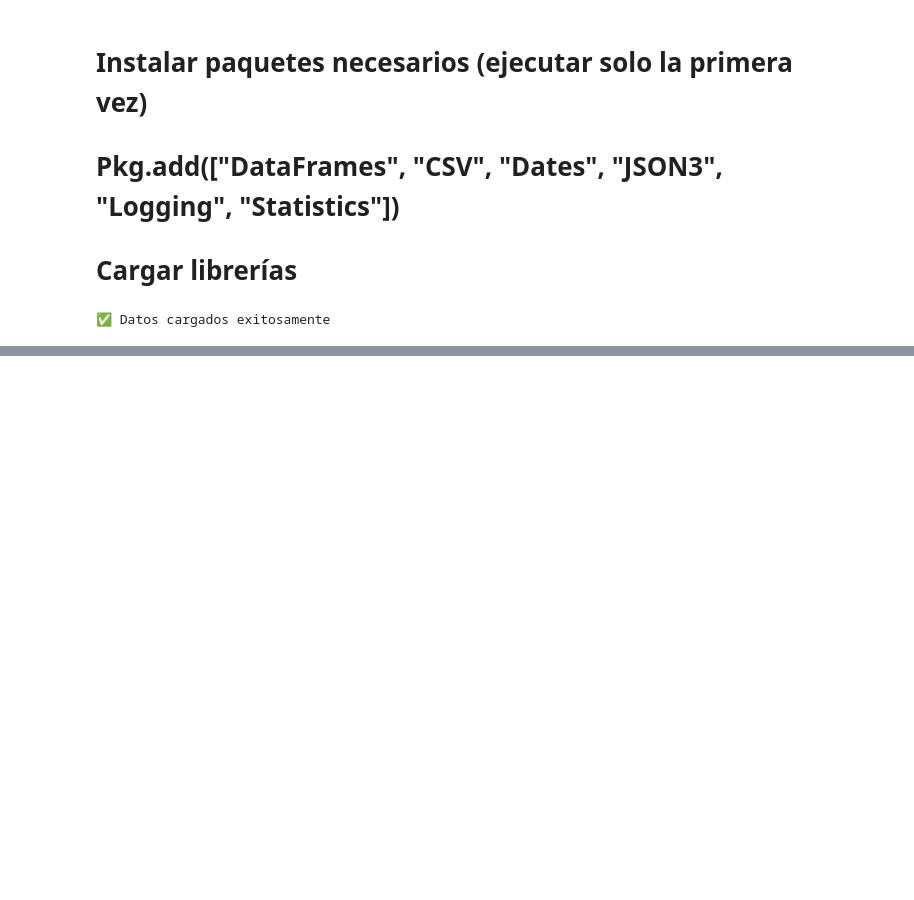
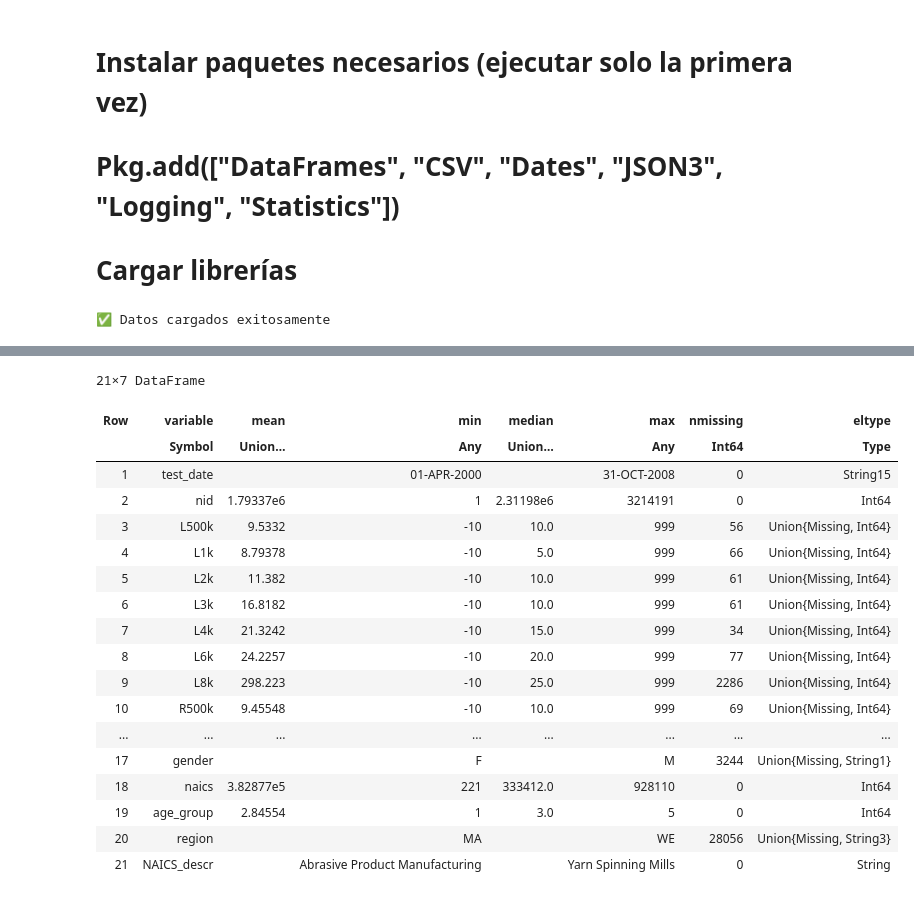
Before and after one commit to cris0436/Proyecto_ingenieria_datos, a Jupyter notebook: notebooks/etl_pipeline_julia_.ipynb, the cells around one changed output, grey strips where cells are left out. Drawn from its saved outputs; the diff is of its cells as text; code cells hidden in the pictures; blank space fills up the shorter version.

```diff
--- a/notebooks/etl_pipeline_julia_.ipynb
+++ b/notebooks/etl_pipeline_julia_.ipynb
@@ -31,6 +94,14 @@ println("✅ Datos cargados exitosamente")
 # %%
-println("las filas son :",nrow(df) ,"\n", "las columnas son :", ncol(df),"\n","el tamaño del dataframe es :", size(df))
-println("Información del DataFrame:")
+using CSV, DataFrames, Plots
 
-println(first(df, 5))
+df = CSV.read("C:\\Users\\USUARIO\\ing_datos\\data\\raw\\Paper1_WebData_Final.csv", DataFrame)
+
+
+# Revisar valores faltantes
+missing_report = DataFrame(
+    columna = names(df),
+    n_missing = [sum(ismissing.(df[!, c])) for c in names(df)]
+)
+
+missing_report
 # %% [output]
@@ -70,0 +168,23 @@ ErrorException: type ConsoleLogger has no field info
+# %%
+# Resumen estadístico
+describe(df)
+# %% [output]
+21×7 DataFrame
+| Row | variable | mean | min | median | max | nmissing | eltype |
+|  | Symbol | Union… | Any | Union… | Any | Int64 | Type |
+| 1 | test_date |  | 01-APR-2000 |  | 31-OCT-2008 | 0 | String15 |
+| 2 | nid | 1.79337e6 | 1 | 2.31198e6 | 3214191 | 0 | Int64 |
+| 3 | L500k | 9.5332 | -10 | 10.0 | 999 | 56 | Union{Missing, Int64} |
+| 4 | L1k | 8.79378 | -10 | 5.0 | 999 | 66 | Union{Missing, Int64} |
+| 5 | L2k | 11.382 | -10 | 10.0 | 999 | 61 | Union{Missing, Int64} |
+| 6 | L3k | 16.8182 | -10 | 10.0 | 999 | 61 | Union{Missing, Int64} |
+| 7 | L4k | 21.3242 | -10 | 15.0 | 999 | 34 | Union{Missing, Int64} |
+| 8 | L6k | 24.2257 | -10 | 20.0 | 999 | 77 | Union{Missing, Int64} |
+| 9 | L8k | 298.223 | -10 | 25.0 | 999 | 2286 | Union{Missing, Int64} |
+| 10 | R500k | 9.45548 | -10 | 10.0 | 999 | 69 | Union{Missing, Int64} |
+| ... | ... | ... | ... | ... | ... | ... | ... |
+| 17 | gender |  | F |  | M | 3244 | Union{Missing, String1} |
+| 18 | naics | 3.82877e5 | 221 | 333412.0 | 928110 | 0 | Int64 |
+| 19 | age_group | 2.84554 | 1 | 3.0 | 5 | 0 | Int64 |
+| 20 | region |  | MA |  | WE | 28056 | Union{Missing, String3} |
+| 21 | NAICS_descr |  | Abrasive Product Manufacturing |  | Yarn Spinning Mills | 0 | String |
```
Also changed, not shown: parts of 20 cells of this notebook.
